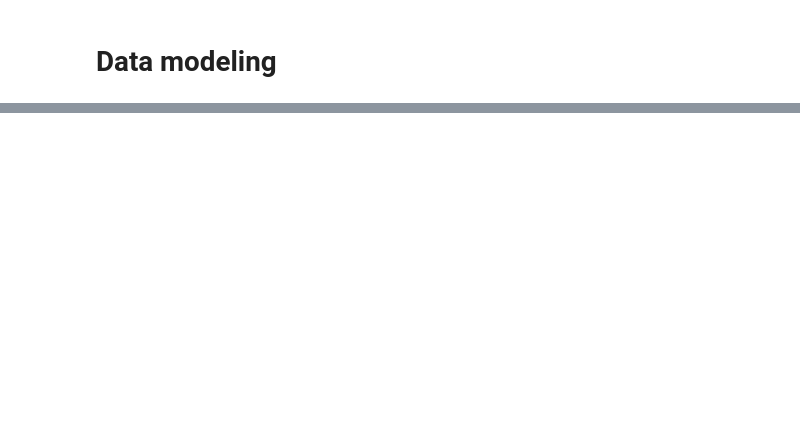
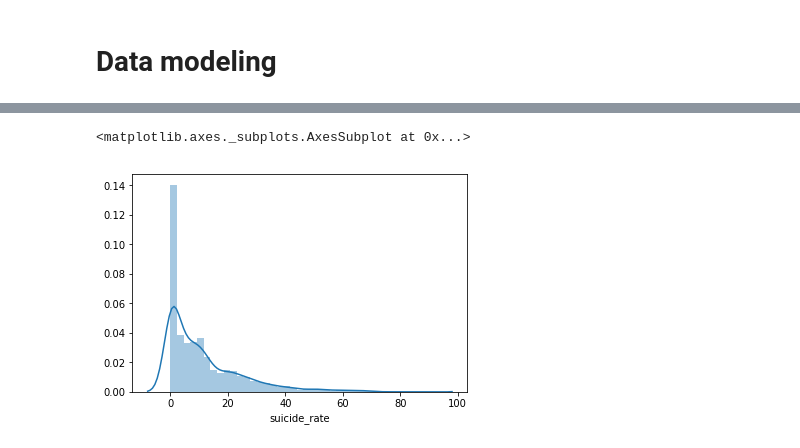
Before and after one commit to sophiazhou97/131-project, a Jupyter notebook: 6.5_131project.ipynb, the cells around one changed output, grey strips where cells are left out. Cells and saved outputs as stored; diff of their text form; code cells hidden in the pictures; blank space fills up the shorter version.

```diff
--- a/6.5_131project.ipynb
+++ b/6.5_131project.ipynb
@@ -379,0 +444,5 @@ y_hist.invert_xaxis()
+# %%
+sns.distplot(both.suicide_rate)
+# %% [output]
+<matplotlib.axes._subplots.AxesSubplot at 0x...>
+[figure, added]
```
Also changed, not shown: parts of 72 cells of this notebook.
